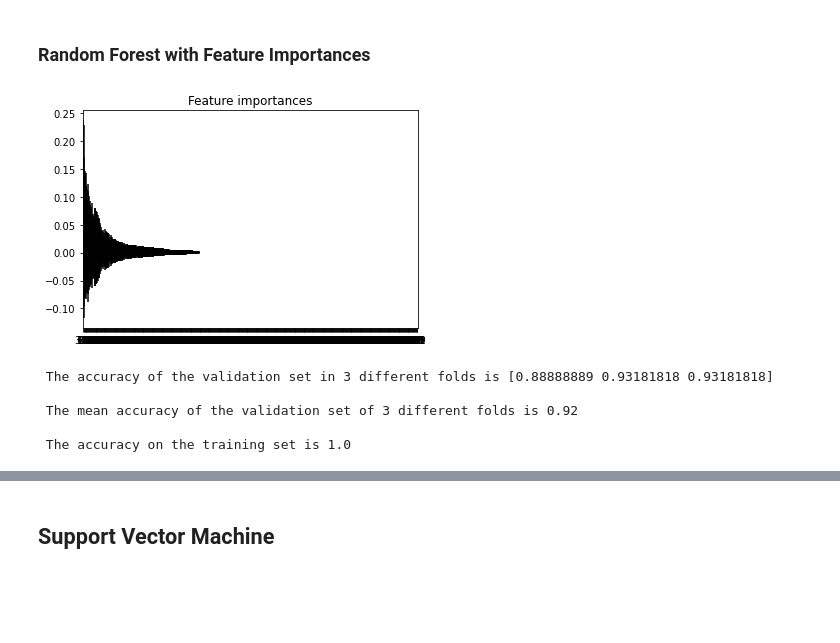
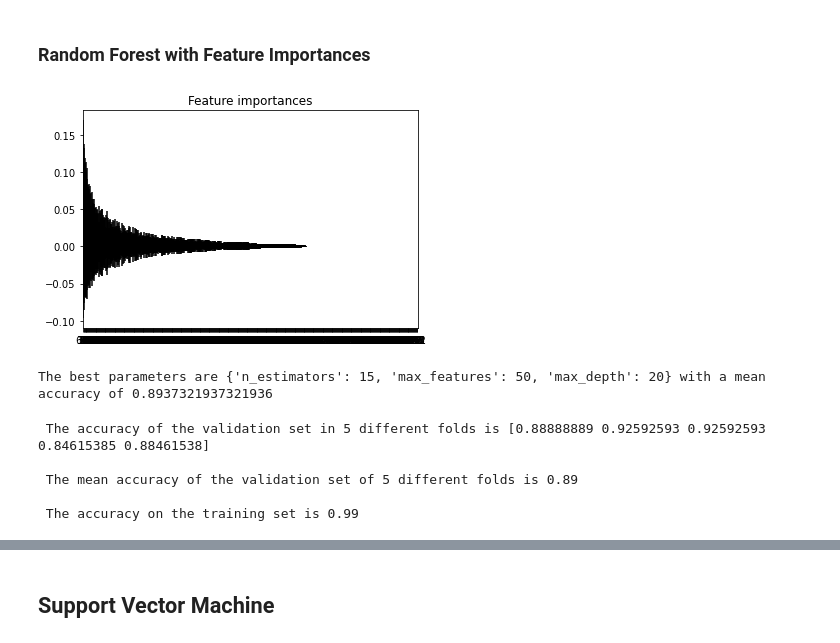
Before and after one commit to Kristelwen/TM10007_PROJECT, a Jupyter notebook: brat_assignment.ipynb, the cells around one changed output, grey strips where cells are left out. Saved outputs shown, nothing was run; the diff lists cells and outputs as text; code cells hidden in the pictures; blank space fills up the shorter version.

Commit message:
Edited hyperparameter optimization and feature selection methods

```diff
--- a/brat_assignment.ipynb
+++ b/brat_assignment.ipynb
@@ -381,41 +387,46 @@ weighted avg       1.00      1.00      1.00       133
 # %% [markdown]
 ### Random Forest with Feature Importances
 # %%
-# Fitting the Random Forest Classifier with Feature_Importances
-FI = RandomForestClassifier(n_estimators=50, max_features=40, max_depth=40, bootstrap=True)
-FI.fit(data_df_train, label_train)
-importances = FI.feature_importances_
-std = np.std([tree.feature_importances_ for tree in FI.estimators_], axis=0)
+# Feature_Importances
+# FI = RandomForestClassifier(n_estimators=50, max_features=40, max_depth=40, bootstrap=True)
+estimator_fi = RandomForestClassifier()
+estimator_fi.fit(data_df_train, label_train)
+importances = estimator_fi.feature_importances_
+std = np.std([tree.feature_importances_ for tree in estimator_fi.estimators_], axis=0)
 indices = np.argsort(importances)[::-1]
 
 # Print the feature ranking
 # print("Feature ranking:")
 
 # for f in range(data_df_train.shape[1]):
 #     print("%d. feature %d (%f)" % (f + 1, indices[f], importances[indices[f]]))
 
 # Plot the feature importances of the forest
 plt.figure()
 plt.title("Feature importances")
 plt.bar(range(data_df_train.shape[1]), importances[indices],
        color="r", yerr=std[indices], align="center")
 plt.xticks(range(data_df_train.shape[1]), indices)
 plt.xlim([-1, data_df_train.shape[1]])
 plt.show()
 
 # Only keep features with importance > 0.001
   # Training set
 mask = importances > 0.001
 mask2 = data_df_train.columns[mask]
 data_train_selection = data_df_train[mask2]
   # Test set
 data_test_selection = data_df_test[mask2]
-
-# Fit the classifier on the selected features
-FI2 = RandomForestClassifier(n_estimators=50, max_features=40, max_depth=40, bootstrap=True)
-FI2.fit(data_train_selection, label_train)
-
-# Predictions
-train_pred_fi = FI2.predict(data_train_selection)
 # %% [output]
-[figure, old version]
+[figure, new version]
+# %%
+# Execute RandomizedSearchCV to find optimal parameters
+clf_fi = RandomizedSearchCV(estimator_fi, param_distributions, scoring='accuracy', cv=5, return_train_score=True)
+
+# Fit the classifier
+clf_fi.fit(data_train_selection, label_train)
+
+# The best parameters
+print(f'The best parameters are {clf_fi.best_params_} with a mean accuracy of {clf_fi.best_score_}')
+# %% [output]
+The best parameters are {'n_estimators': 15, 'max_features': 50, 'max_depth': 20} with a mean accuracy of 0.8937321937321936
@@ -422,20 +440,20 @@ train_pred_fi = FI2.predict(data_train_selection)
 # %%
 # Evaluate Random Forest using cross-validation
-score_fi = cross_val_score(FI2, data_train_selection, label_train, cv=3)
+score_fi = cross_val_score(FI, data_train_selection, label_train, cv=5)
 mean_score_fi = score_fi.mean()
 
-print(f'\n The accuracy of the validation set in 3 different folds is {score_fi}')
-print(f'\n The mean accuracy of the validation set of 3 different folds is {round(mean_score_fi,2)}')
+print(f'\n The accuracy of the validation set in 5 different folds is {score_fi}')
+print(f'\n The mean accuracy of the validation set of 5 different folds is {round(mean_score_fi,2)}')
 
 # Evaluate accuracy of Random Forest Classifier on training set
 acc_train_fi = accuracy_score(label_train, train_pred_fi)
 print(f'\n The accuracy on the training set is {round(acc_train_fi, 2)}')
 # %% [output]
- The accuracy of the validation set in 3 different folds is [0.88888889 0.93181818 0.93181818]
+ The accuracy of the validation set in 5 different folds is [0.88888889 0.92592593 0.92592593 0.84615385 0.88461538]
 
- The mean accuracy of the validation set of 3 different folds is 0.92
+ The mean accuracy of the validation set of 5 different folds is 0.89
 
- The accuracy on the training set is 1.0
+ The accuracy on the training set is 0.99
 # %%
 # Confusion matrices and classification reports of trainings data
 print('Confusion matrix and classification report of training set')
```
Also changed, not shown: parts of 30 cells of this notebook.
